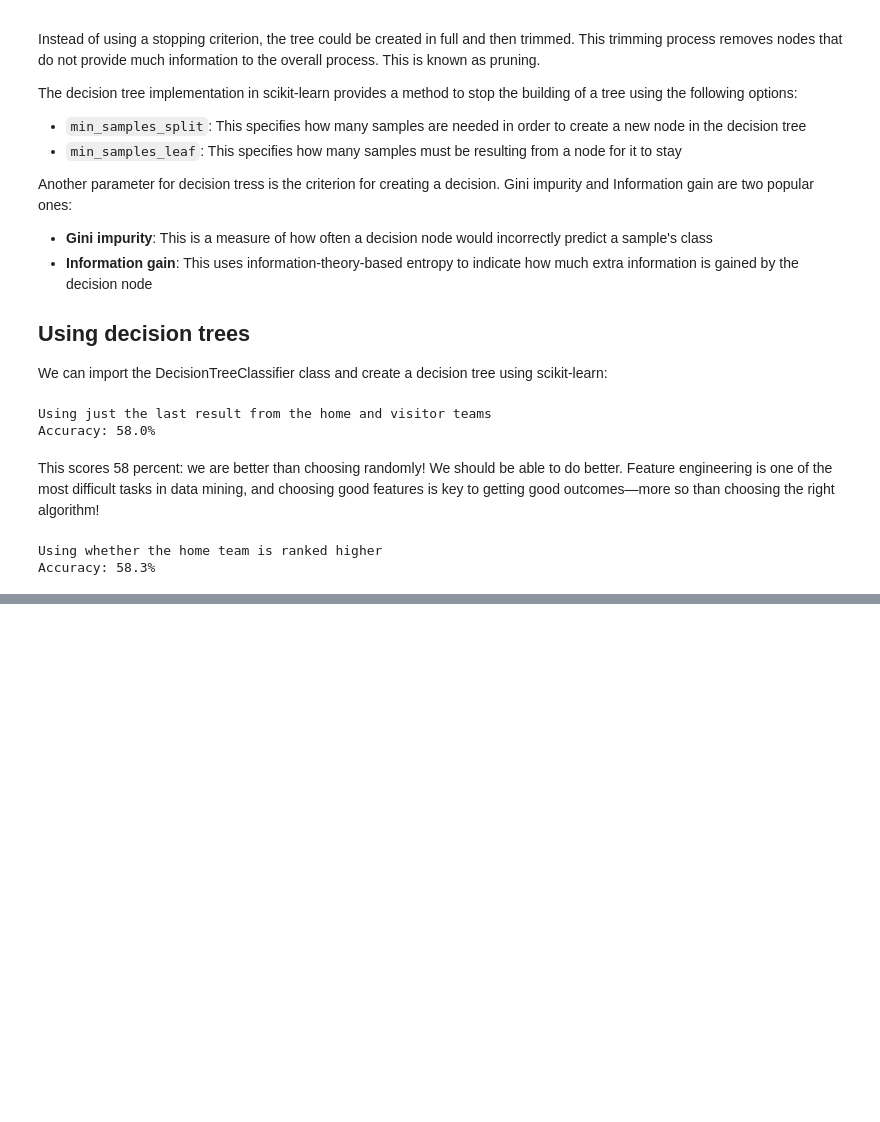
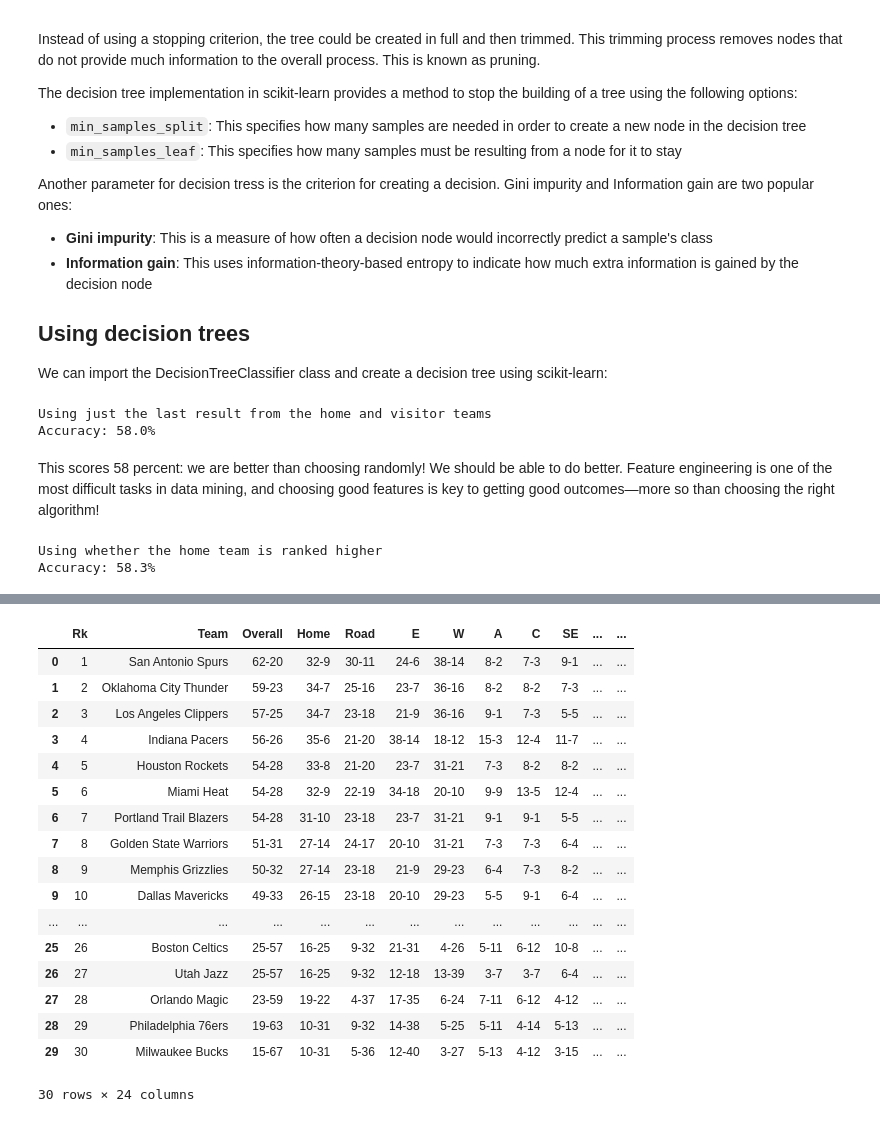
Before and after one commit to beauvilerobed/data-mining-with-python, a Jupyter notebook: 3_PredictingSportsWinnersTrees.ipynb, the cells around one changed output, grey strips where cells are left out. Saved outputs shown, nothing was run; the diff lists cells and outputs as text; code cells hidden in the pictures; blank space fills up the shorter version.

```diff
--- a/3_PredictingSportsWinnersTrees.ipynb
+++ b/3_PredictingSportsWinnersTrees.ipynb
@@ -27,7 +27,7 @@ We will load the file with the **pandas** (short for **Python Data Analysis**) l
 # %%
 DATA = 'data/'
 NBA_2014_SEASON = DATA + 'leagues_NBA_2014_games_games.csv'
-NBA_EXTENDED_STANDINGS = DATA + 'leagues_NBA_2013_standings_expanded-standings.csv'
+NBA_EXTENDED_STANDINGS = DATA + 'leagues_NBA_2013_standings_expanded_standings.csv'
 # %%
 import numpy as np
 import pandas as pd
@@ -228,7 +290,26 @@ Accuracy: 58.3%
 # %%
 # Let's try see which team is better on the ladder. Using the previous year's ladder
-ladder = pd.read_csv(NBA_EXTENDED_STANDINGS, skiprows=[0,1])
+ladder = pd.read_csv(NBA_EXTENDED_STANDINGS, skiprows=[0])
 ladder
+# %% [output]
+|  | Rk | Team | Overall | Home | Road | E | W | A | C | SE | ... | ... |
+| 0 | 1 | San Antonio Spurs | 62-20 | 32-9 | 30-11 | 24-6 | 38-14 | 8-2 | 7-3 | 9-1 | ... | ... |
+| 1 | 2 | Oklahoma City Thunder | 59-23 | 34-7 | 25-16 | 23-7 | 36-16 | 8-2 | 8-2 | 7-3 | ... | ... |
+| 2 | 3 | Los Angeles Clippers | 57-25 | 34-7 | 23-18 | 21-9 | 36-16 | 9-1 | 7-3 | 5-5 | ... | ... |
+| 3 | 4 | Indiana Pacers | 56-26 | 35-6 | 21-20 | 38-14 | 18-12 | 15-3 | 12-4 | 11-7 | ... | ... |
+| 4 | 5 | Houston Rockets | 54-28 | 33-8 | 21-20 | 23-7 | 31-21 | 7-3 | 8-2 | 8-2 | ... | ... |
+| 5 | 6 | Miami Heat | 54-28 | 32-9 | 22-19 | 34-18 | 20-10 | 9-9 | 13-5 | 12-4 | ... | ... |
+| 6 | 7 | Portland Trail Blazers | 54-28 | 31-10 | 23-18 | 23-7 | 31-21 | 9-1 | 9-1 | 5-5 | ... | ... |
+| 7 | 8 | Golden State Warriors | 51-31 | 27-14 | 24-17 | 20-10 | 31-21 | 7-3 | 7-3 | 6-4 | ... | ... |
+| 8 | 9 | Memphis Grizzlies | 50-32 | 27-14 | 23-18 | 21-9 | 29-23 | 6-4 | 7-3 | 8-2 | ... | ... |
+| 9 | 10 | Dallas Mavericks | 49-33 | 26-15 | 23-18 | 20-10 | 29-23 | 5-5 | 9-1 | 6-4 | ... | ... |
+| ... | ... | ... | ... | ... | ... | ... | ... | ... | ... | ... | ... | ... |
+| 25 | 26 | Boston Celtics | 25-57 | 16-25 | 9-32 | 21-31 | 4-26 | 5-11 | 6-12 | 10-8 | ... | ... |
+| 26 | 27 | Utah Jazz | 25-57 | 16-25 | 9-32 | 12-18 | 13-39 | 3-7 | 3-7 | 6-4 | ... | ... |
+| 27 | 28 | Orlando Magic | 23-59 | 19-22 | 4-37 | 17-35 | 6-24 | 7-11 | 6-12 | 4-12 | ... | ... |
+| 28 | 29 | Philadelphia 76ers | 19-63 | 10-31 | 9-32 | 14-38 | 5-25 | 5-11 | 4-14 | 5-13 | ... | ... |
+| 29 | 30 | Milwaukee Bucks | 15-67 | 10-31 | 5-36 | 12-40 | 3-27 | 5-13 | 4-12 | 3-15 | ... | ... |
+30 rows × 24 columns
 # %%
 
 # We can create a new feature -- HomeTeamRanksHigher\
```
Also changed, not shown: parts of 3 cells of this notebook, 1 other file.
